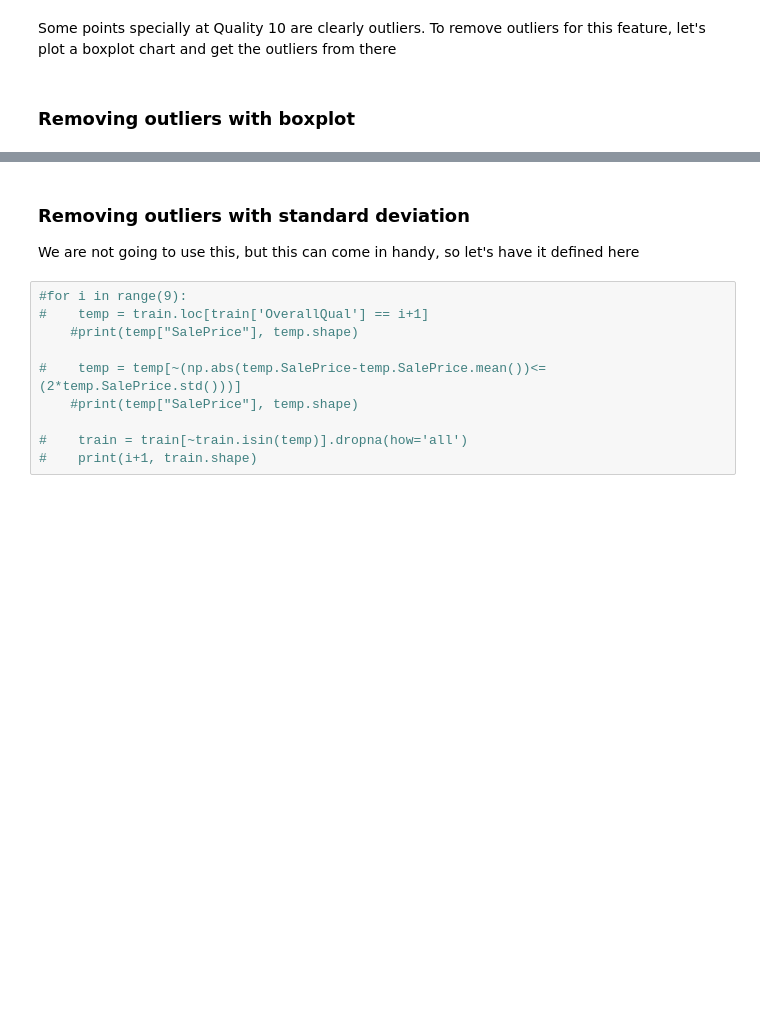
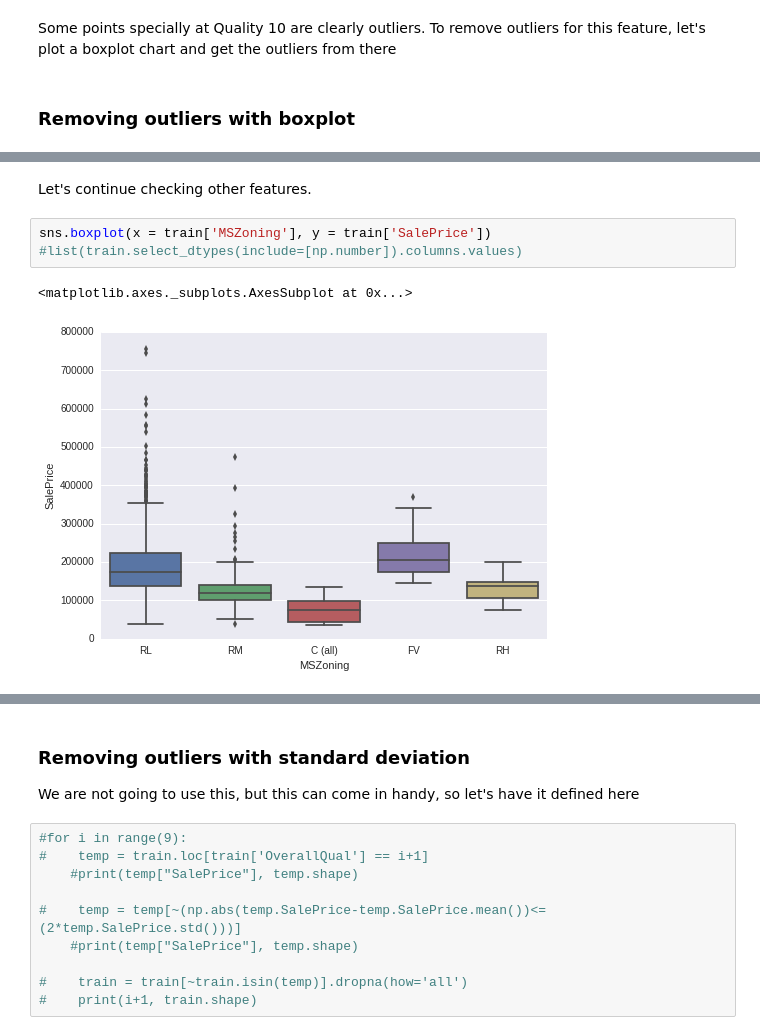
Before and after one commit to ehauckdo/machine-learning, a Jupyter notebook: notebooks/houseprices/House Prices Exploration.ipynb, the cells around one changed output, grey strips where cells are left out. Drawn from its saved outputs; the diff is of its cells as text; blank space fills up the shorter version.

```diff
--- a/notebooks/houseprices/House Prices Exploration.ipynb
+++ b/notebooks/houseprices/House Prices Exploration.ipynb
@@ -57,0 +78,8 @@ plt.axes().set_title('Depois de remover Outliers')
+# %% [markdown]
+Let's continue checking other features.
+# %%
+sns.boxplot(x = train['MSZoning'], y = train['SalePrice'])
+#list(train.select_dtypes(include=[np.number]).columns.values)
+# %% [output]
+<matplotlib.axes._subplots.AxesSubplot at 0x...>
+[figure, added]
```
Also changed, not shown: parts of 20 cells of this notebook.
